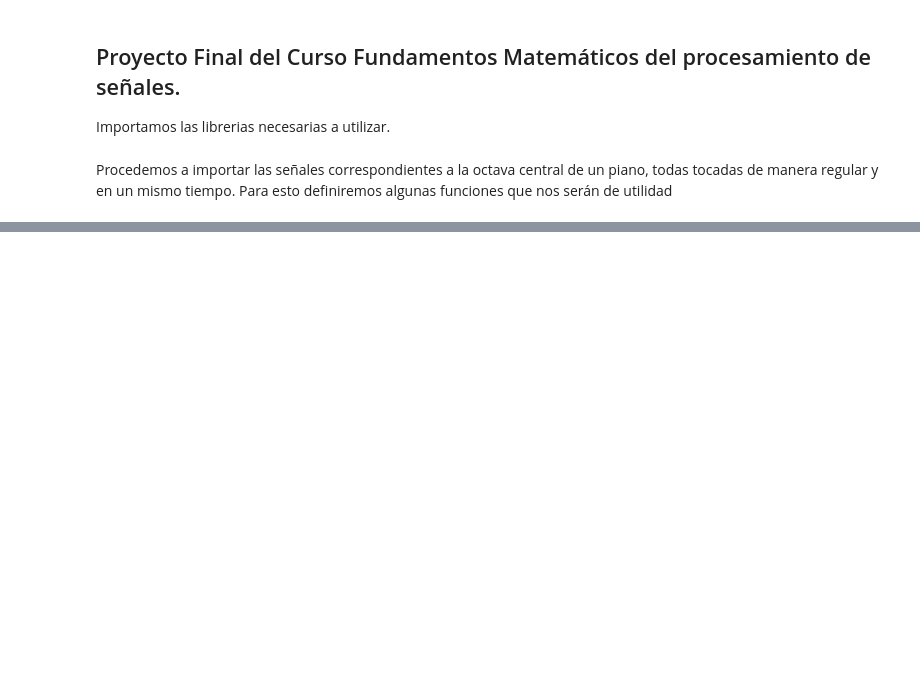
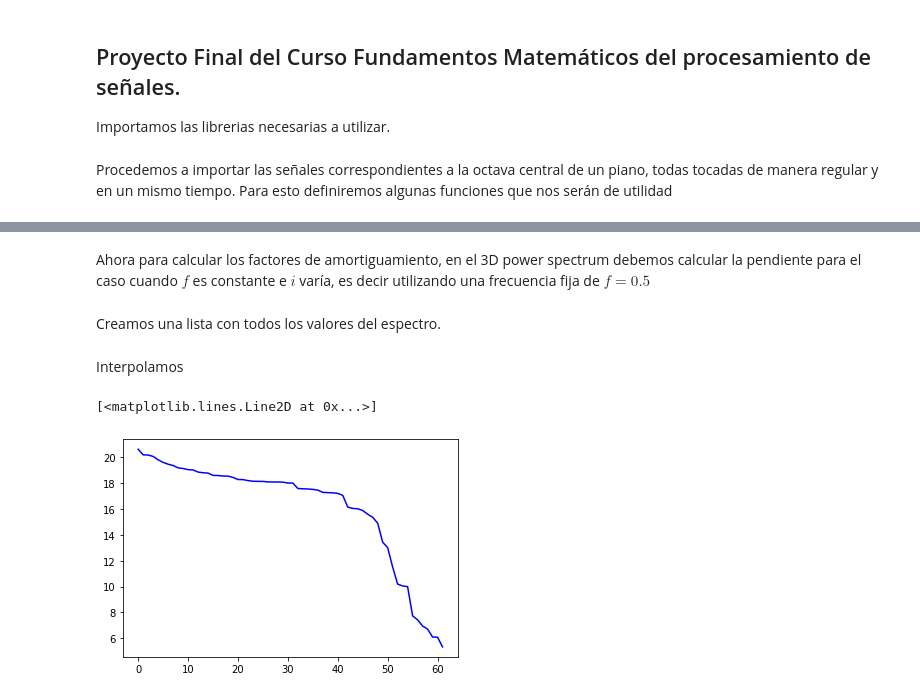
Before and after one commit to KevenSnow/ProyectoFMPS, a Jupyter notebook: FMPS.ipynb, the cells around one changed output, grey strips where cells are left out. Cells and saved outputs as stored; diff of their text form; code cells hidden in the pictures; blank space fills up the shorter version.

```diff
--- a/FMPS.ipynb
+++ b/FMPS.ipynb
@@ -78,0 +53,37 @@ xhat51,freq51 = FFT(x51)
+# %%
+import math
+def p(x,f,i):
+    ni=7000*i
+    Pi=[]
+    window=np.hamming(7000)
+    for k in range(0,7000):
+        Pi.append(x[k+ni]*window[k]*np.exp(-1j*2*np.pi*k*f/7000))
+    sumi=sum(Pi)
+    return sumi
+
+def pcum(x,f,i):
+    accum=[]
+    for j in range(0,63-i):
+        jaux=62-j
+        accum.append(abs(p(x,f,jaux))**2)
+    pc=sum(accum)
+    return math.log(pc)
+# %% [markdown]
+Ahora para calcular los factores de amortiguamiento, en el 3D power spectrum debemos calcular la pendiente para el caso cuando $f$ es constante e $i$ varía, es decir utilizando una frecuencia fija de $f=0.5$
+# %% [markdown]
+Creamos una lista con todos los valores del espectro.
+# %%
+damp=[]
+f=0.5
+for i in range(0,62):
+    damp.append(pcum(x40,f,i))
+# %% [markdown]
+Interpolamos
+# %%
+x = np.arange(0, 62, 1)
+
+plt.figure()
+plt.plot(x,damp,'b-')
+# %% [output]
+[<matplotlib.lines.Line2D at 0x...>]
+[figure, added]
```
Also changed, not shown: parts of 20 cells of this notebook.
